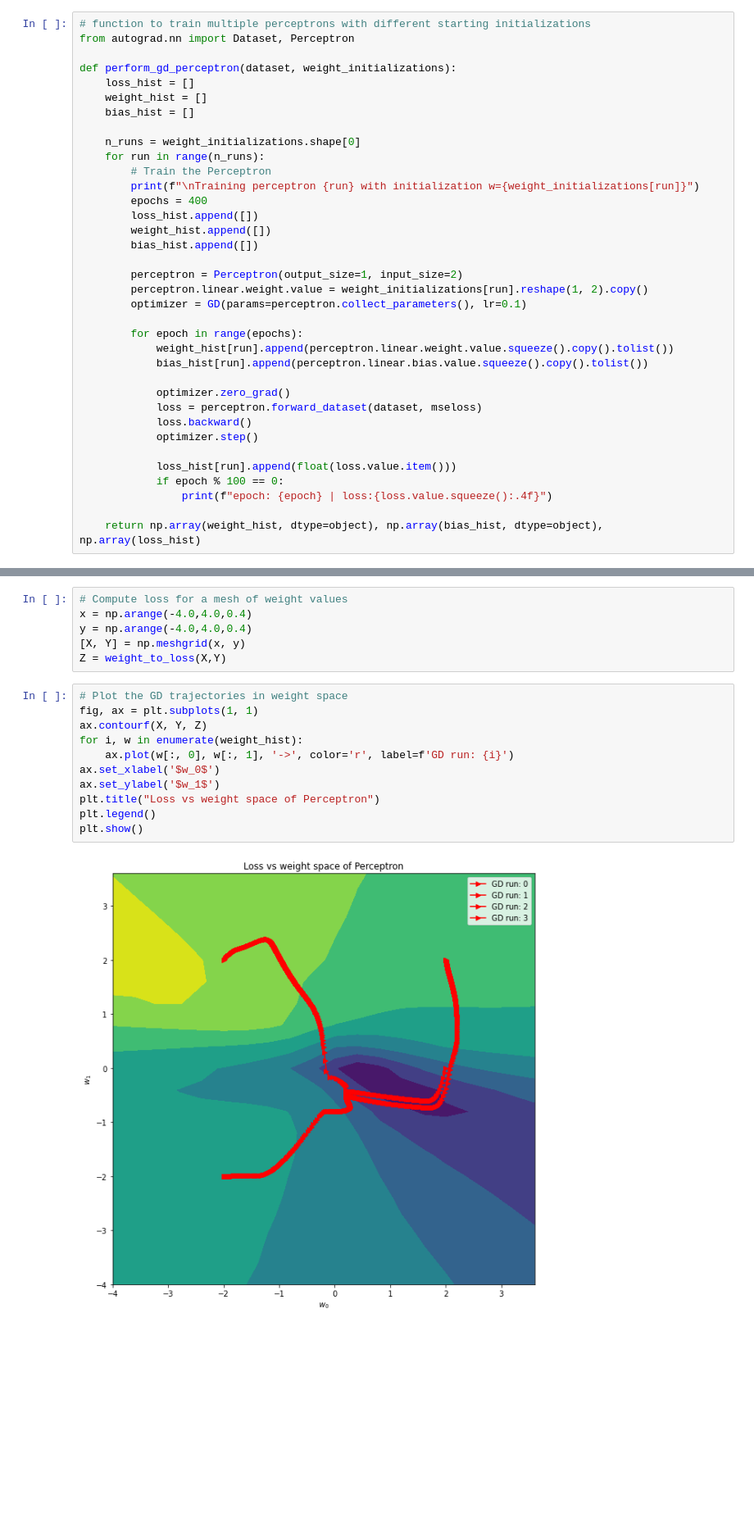
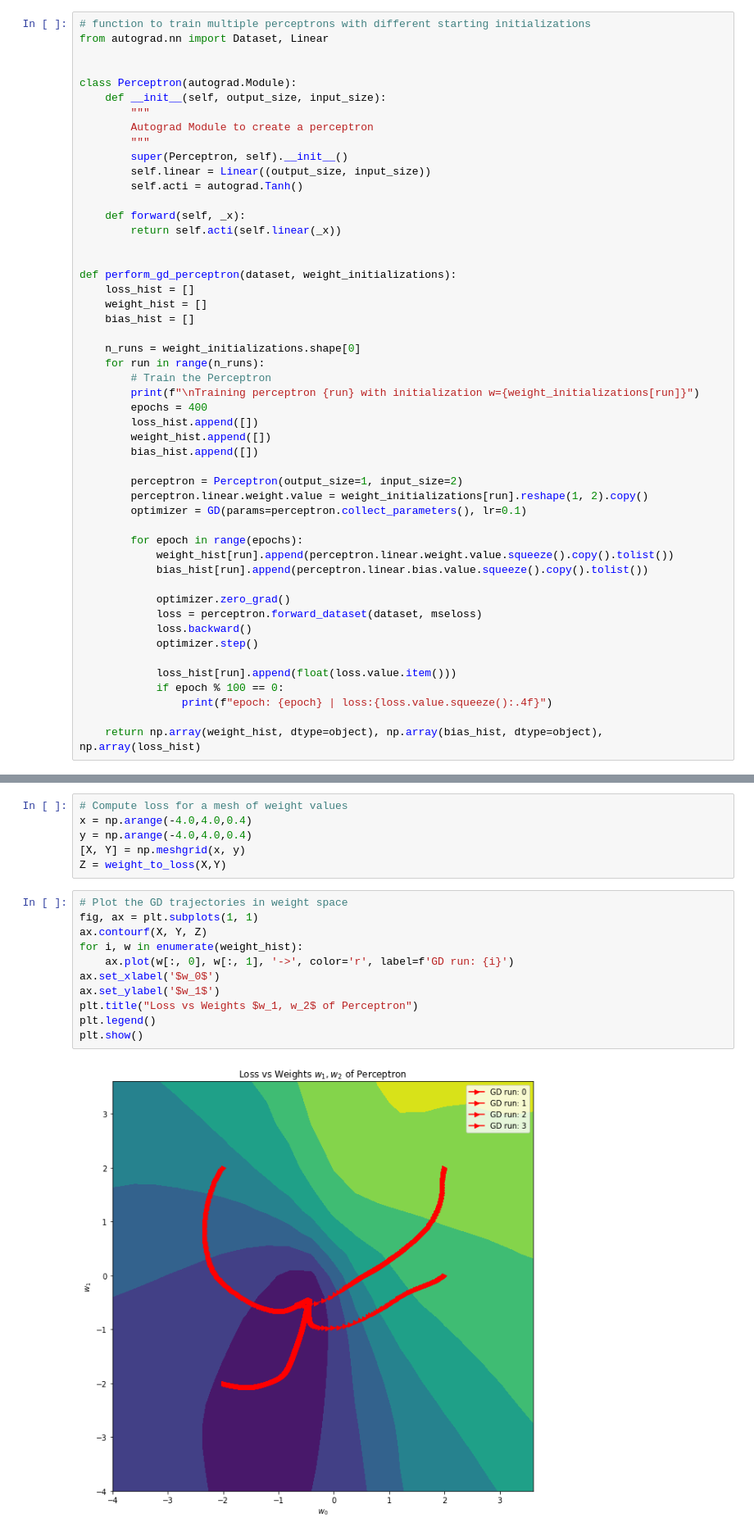
Before and after one commit to vbjan/autogradengine, a Jupyter notebook: demo.ipynb, the cells around one changed output, grey strips where cells are left out. Shown at 82% size. Cells and saved outputs as stored; diff of their text form; blank space fills up the shorter version.

```diff
--- a/demo.ipynb
+++ b/demo.ipynb
@@ -297,6 +301,20 @@ plt.show()
 # %%
 # function to train multiple perceptrons with different starting initializations
-from autograd.nn import Dataset, Perceptron
+from autograd.nn import Dataset, Linear
+
+
+class Perceptron(autograd.Module):
+    def __init__(self, output_size, input_size):
+        """
+        Autograd Module to create a perceptron
+        """
+        super(Perceptron, self).__init__()
+        self.linear = Linear((output_size, input_size))
+        self.acti = autograd.Tanh()
+
+    def forward(self, _x):
+        return self.acti(self.linear(_x))
+
 
 def perform_gd_perceptron(dataset, weight_initializations):
     loss_hist = []
@@ -406,13 +429,13 @@ Z = weight_to_loss(X,Y)
 # %%
 # Plot the GD trajectories in weight space
 fig, ax = plt.subplots(1, 1)
 ax.contourf(X, Y, Z)
 for i, w in enumerate(weight_hist):
     ax.plot(w[:, 0], w[:, 1], '->', color='r', label=f'GD run: {i}')
 ax.set_xlabel('$w_0$')
 ax.set_ylabel('$w_1$')
-plt.title("Loss vs weight space of Perceptron")
+plt.title("Loss vs Weights $w_1, w_2$ of Perceptron")
 plt.legend()
 plt.show()
 # %% [output]
-[figure, old version]
+[figure, new version]
```
Also changed, not shown: parts of 10 cells of this notebook, 7 other files.
